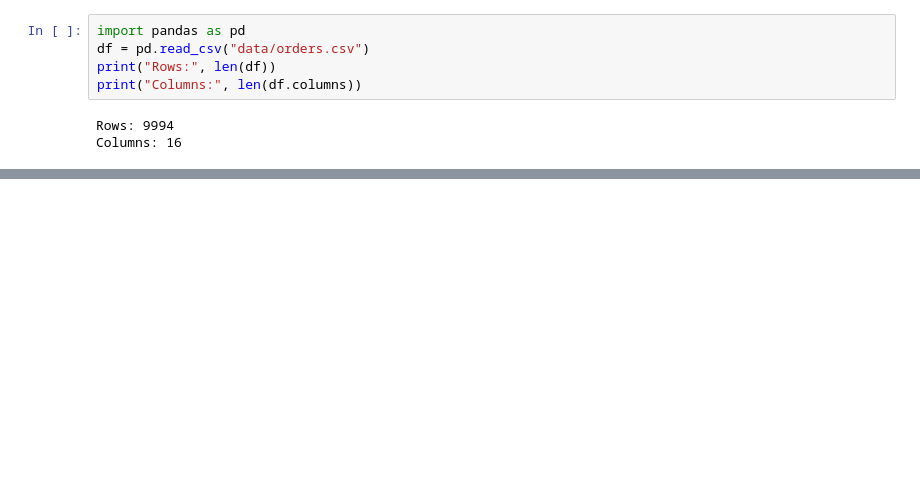
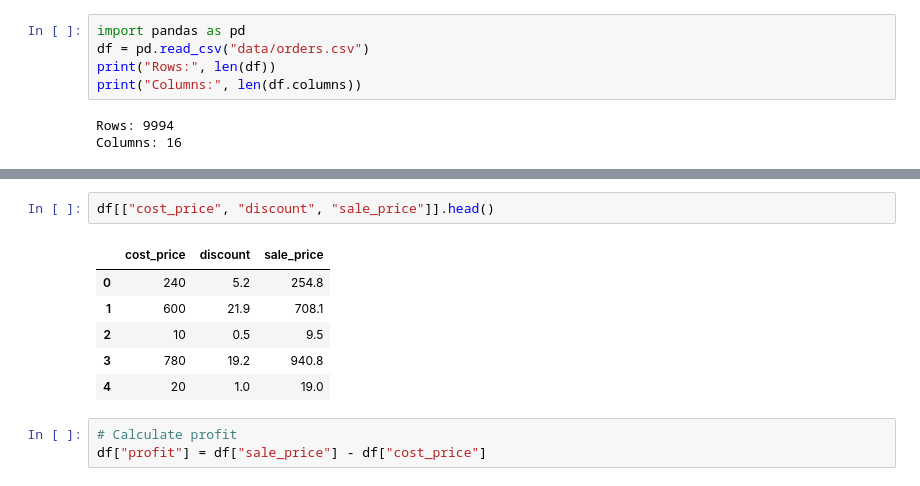
Before and after one commit to Minhazul22/data-analytics-project, a Jupyter notebook: orders_data_analysis.ipynb, the cells around one changed output, grey strips where cells are left out. Drawn from its saved outputs; the diff is of its cells as text; blank space fills up the shorter version.

```diff
--- a/orders_data_analysis.ipynb
+++ b/orders_data_analysis.ipynb
@@ -209,0 +309,12 @@ dtype: object
+# %%
+df[["cost_price", "discount", "sale_price"]].head()
+# %% [output]
+|  | cost_price | discount | sale_price |
+| 0 | 240 | 5.2 | 254.8 |
+| 1 | 600 | 21.9 | 708.1 |
+| 2 | 10 | 0.5 | 9.5 |
+| 3 | 780 | 19.2 | 940.8 |
+| 4 | 20 | 1.0 | 19.0 |
+# %%
+# Calculate profit
+df["profit"] = df["sale_price"] - df["cost_price"]
```
Also changed, not shown: parts of 41 cells of this notebook.
